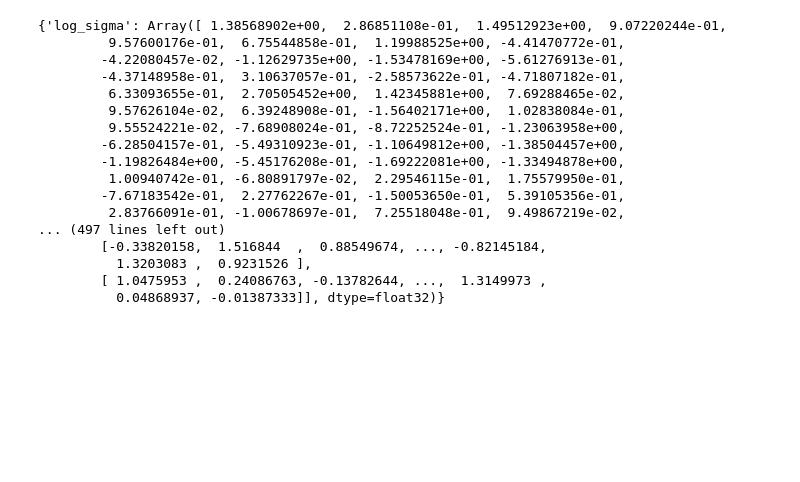
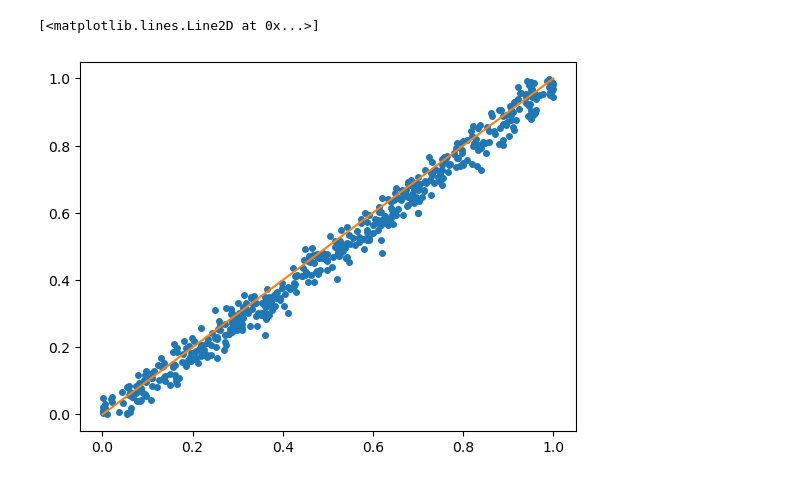
Before and after one commit to Madhav-Kanda/Non-Linear-Reparameterisation, a Jupyter notebook: Funnel.ipynb, the cells around one changed output. Cells and saved outputs as stored; diff of their text form; code cells hidden in the pictures; blank space fills up the shorter version.

```diff
--- a/Funnel.ipynb
+++ b/Funnel.ipynb
@@ -62,25 +139,11 @@ def inference_loop(rng_key, kernel, initial_state, num_samples):
+# %%
+plt.plot(calculated_centeredness[-1], true_centeredness, 'o', markersize=4)
+plt.plot([0,1],[0,1])
+# %% [output]
+[<matplotlib.lines.Line2D at 0x...>]
+[figure, added]
 # %%
 num_sample = 1000
 
 states, infos = inference_loop(key, kernel, last_state, num_sample)
 _ = states.position["mu"].block_until_ready()
-# %%
-states[0]
-# %% [output]
-{'log_sigma': Array([ 1.38568902e+00,  2.86851108e-01,  1.49512923e+00,  9.07220244e-01,
-         9.57600176e-01,  6.75544858e-01,  1.19988525e+00, -4.41470772e-01,
-        -4.22080457e-02, -1.12629735e+00, -1.53478169e+00, -5.61276913e-01,
-        -4.37148958e-01,  3.10637057e-01, -2.58573622e-01, -4.71807182e-01,
-         6.33093655e-01,  2.70505452e+00,  1.42345881e+00,  7.69288465e-02,
-         9.57626104e-02,  6.39248908e-01, -1.56402171e+00,  1.02838084e-01,
-         9.55524221e-02, -7.68908024e-01, -8.72252524e-01, -1.23063958e+00,
-        -6.28504157e-01, -5.49310923e-01, -1.10649812e+00, -1.38504457e+00,
-        -1.19826484e+00, -5.45176208e-01, -1.69222081e+00, -1.33494878e+00,
-         1.00940742e-01, -6.80891797e-02,  2.29546115e-01,  1.75579950e-01,
-        -7.67183542e-01,  2.27762267e-01, -1.50053650e-01,  5.39105356e-01,
-         2.83766091e-01, -1.00678697e-01,  7.25518048e-01,  9.49867219e-02,
-... (497 lines left out)
-        [-0.33820158,  1.516844  ,  0.88549674, ..., -0.82145184,
-          1.3203083 ,  0.9231526 ],
-        [ 1.0475953 ,  0.24086763, -0.13782644, ...,  1.3149973 ,
-          0.04868937, -0.01387333]], dtype=float32)}
```
Also changed, not shown: parts of 40 cells of this notebook, 6 other files.
